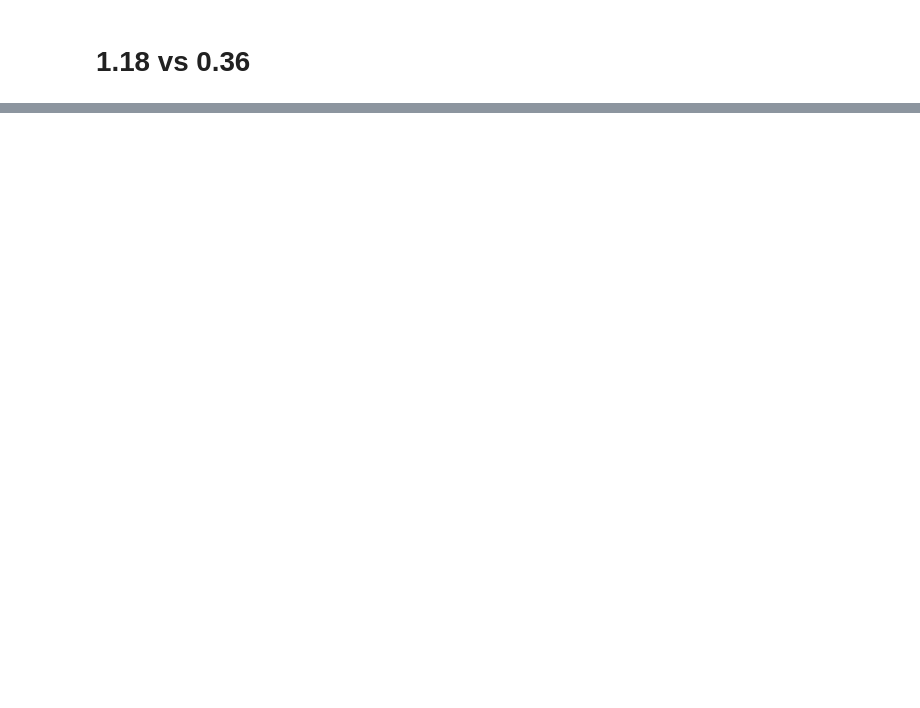
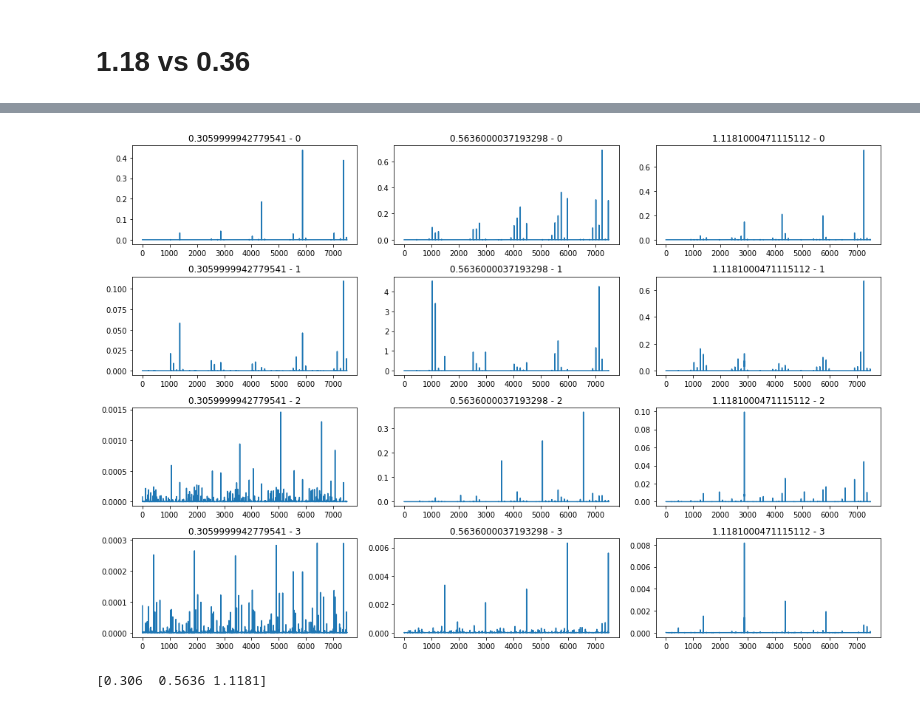
Before and after one commit to sammer1107/ML-DataAnalysis, a Jupyter notebook: bigdata/ThuBigData.ipynb, the cells around one changed output, grey strips where cells are left out. Cells and saved outputs as stored; diff of their text form; code cells hidden in the pictures; blank space fills up the shorter version.

```diff
--- a/bigdata/ThuBigData.ipynb
+++ b/bigdata/ThuBigData.ipynb
@@ -108,0 +92,10 @@ plt.tight_layout()
+# %%
+plt.figure(figsize=[15,10])
+for i in range(12):
+    plt.subplot(4,3,i+1)
+    y = np.array(cattrs[i%3,:,i//3], dtype=np.float32)
+    plt.plot(np.power(y,3)*1e10)
+    plt.title("{} - {}".format(ctargets[i%3], i//3))
+plt.tight_layout()
+# %% [output]
+[figure, added]
@@ -108,0 +112,4 @@ plt.tight_layout()
+# %%
+print(ctargets)
+# %% [output]
+[0.306  0.5636 1.1181]
```
Also changed, not shown: parts of 11 cells of this notebook.
